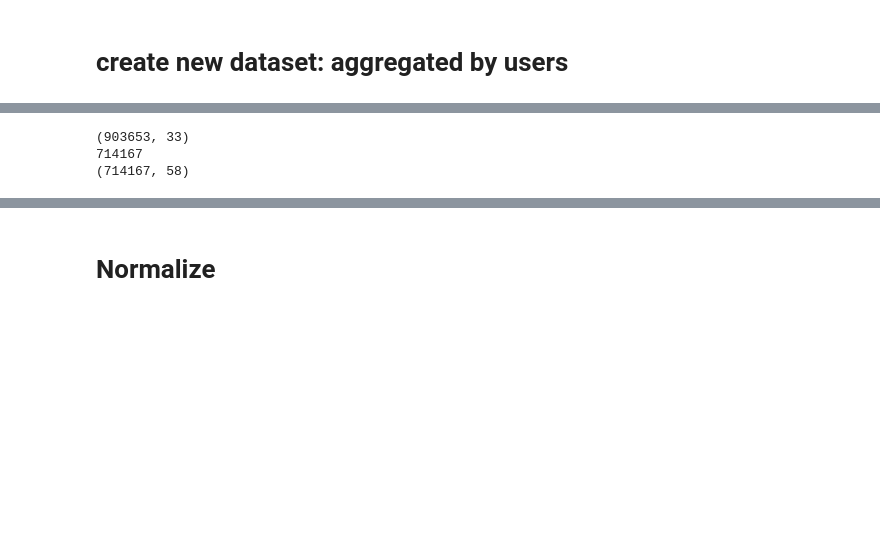
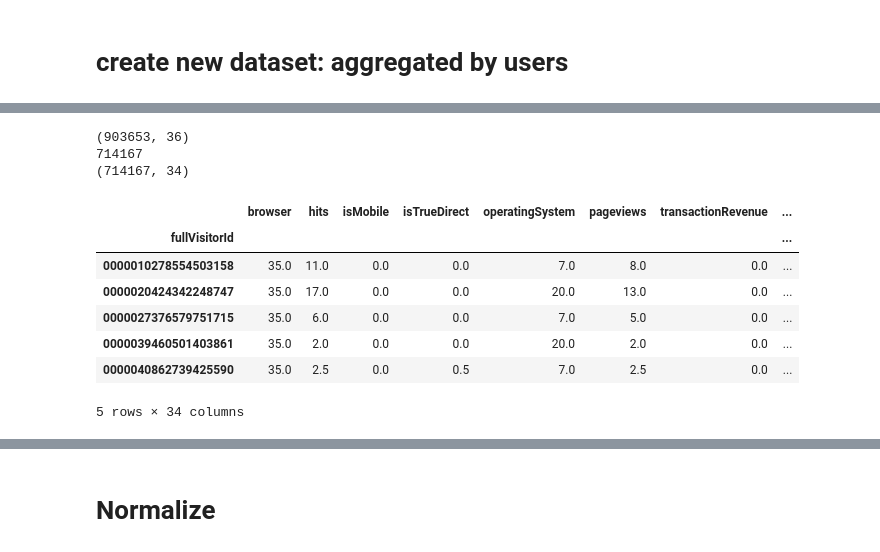
Before and after one commit to kyokicchi/ggl_an_codes, a Jupyter notebook: ggl_analytics.ipynb, the cells around one changed output, grey strips where cells are left out. Saved outputs shown, nothing was run; the diff lists cells and outputs as text; code cells hidden in the pictures; blank space fills up the shorter version.

```diff
--- a/ggl_analytics.ipynb
+++ b/ggl_analytics.ipynb
@@ -292,6 +355,6 @@ import pandas as pd
 from pandas.io.json import json_normalize
 from sklearn.preprocessing import LabelEncoder
 
-path = '../data/ggl/'
+path = '../data/'
 print(os.listdir(path))
 # %% [output]
@@ -341,18 +369,13 @@ Wall time: 5.53 s
-# %%
-
-def aggregate_by_users(df, aggs):
-
-    users = df.groupby('fullVisitorId').agg(aggs)
-
-    new_columns = [ k + '_' + agg for k in aggs.keys() for agg in aggs[k] ]
-    users.columns = new_columns
-
-    return users
+# %%
+def aggregate_by_users(df):
+    users = df.groupby(['fullVisitorId']).agg('mean')
+    users['transactionRevenue'] = df.groupby(['fullVisitorId'])['transactionRevenue'].agg('sum')
+    return users
 # %%
 %%time
 
 df_test['transactionRevenue'] = 0
 
-df_user_train = aggregate_by_users(df_train, aggs)
-df_user_test = aggregate_by_users(df_test, aggs)
+df_user_train = aggregate_by_users(df_train)
+df_user_test = aggregate_by_users(df_test)
 # %% [output]
@@ -363,9 +386,20 @@ print(df_train.shape)
 print(df_train.fullVisitorId.nunique())
 print(df_user_train.shape)
 # %% [output]
-(903653, 33)
+(903653, 36)
 714167
-(714167, 58)
+(714167, 34)
+# %%
+df_user_train.head()
+# %% [output]
+|  | browser | hits | isMobile | isTrueDirect | operatingSystem | pageviews | transactionRevenue | ... |
+| fullVisitorId |  |  |  |  |  |  |  | ... |
+| 0000010278554503158 | 35.0 | 11.0 | 0.0 | 0.0 | 7.0 | 8.0 | 0.0 | ... |
+| 0000020424342248747 | 35.0 | 17.0 | 0.0 | 0.0 | 20.0 | 13.0 | 0.0 | ... |
+| 0000027376579751715 | 35.0 | 6.0 | 0.0 | 0.0 | 7.0 | 5.0 | 0.0 | ... |
+| 0000039460501403861 | 35.0 | 2.0 | 0.0 | 0.0 | 20.0 | 2.0 | 0.0 | ... |
+| 0000040862739425590 | 35.0 | 2.5 | 0.0 | 0.5 | 7.0 | 2.5 | 0.0 | ... |
+5 rows × 34 columns
 # %%
 %%time
 df_user_train = df_user_train.fillna(0)
```
Also changed, not shown: parts of 46 cells of this notebook.
